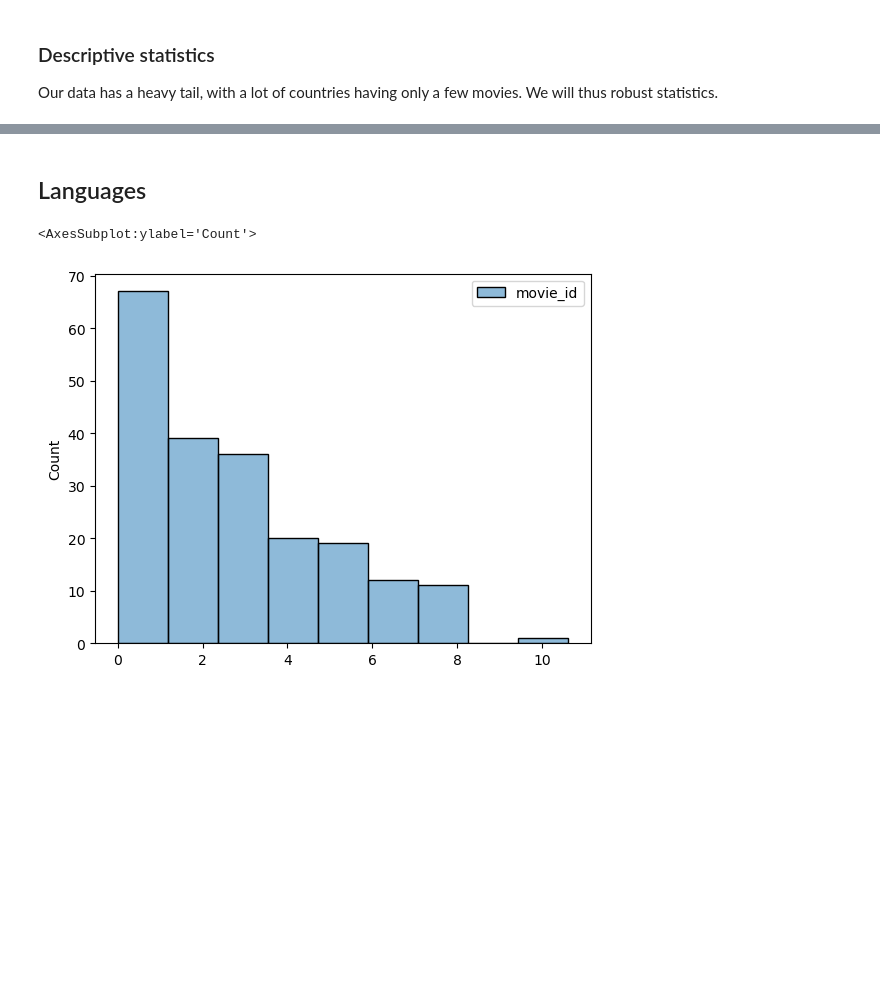
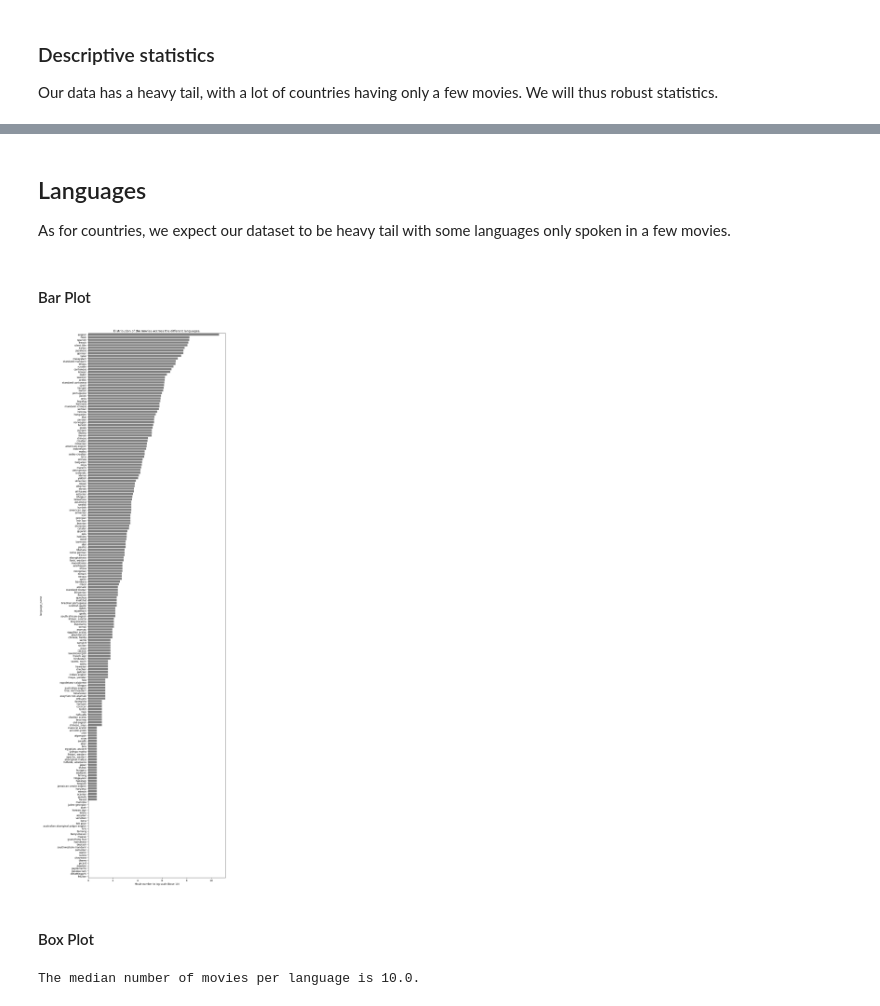
Before and after one commit to epfl-ada/ada-2022-project-zozoz, a Jupyter notebook: src/eda/data_inspection.ipynb, the cells around one changed output, grey strips where cells are left out. Drawn from its saved outputs; the diff is of its cells as text; code cells hidden in the pictures; blank space fills up the shorter version.

Commit message:
add language inspection

```diff
--- a/src/eda/data_inspection.ipynb
+++ b/src/eda/data_inspection.ipynb
@@ -162,7 +181,25 @@ axs[1].set_title("Without outliers");
 # %% [markdown]
 ## Languages
+
+As for countries, we expect our dataset to be heavy tail with some languages only spoken in a few movies.
+# %% [markdown]
+#### Bar Plot
+# %%
+language_count_df = spoken_languages_df.groupby("language_name").count().sort_values("movie_id",key=lambda l: -l)
+language_count_df.columns = ["movie_count"]
+language_log_count_df = language_count_df.apply(np.log)
 # %%
-sns.histplot(spoken_languages_df.groupby("language_name").count().sort_values("movie_id",key=lambda l: -l).apply(np.log))
+fig, ax = plt.subplots(1,figsize=(10,40))
+ax.set_title("Distribution of the movies accross the different languages.")
+sns.barplot(x=language_log_count_df.movie_count,y=language_log_count_df.index,
+            orient="h",ax=ax, color="grey")#,palette=sns.color_palette("rocket",n_colors=len(a.index)));
+ax.set_xlabel("Movie number in log scale (base 10)");
 # %% [output]
-<AxesSubplot:ylabel='Count'>
-[figure, old version]
+[figure, new version]
+# %% [markdown]
+#### Box Plot
+# %%
+language_median = language_count_df.median().item()
+print(f"The median number of movies per language is {language_median}.")
+# %% [output]
+The median number of movies per language is 10.0.
```
Also changed, not shown: parts of 16 cells of this notebook.
